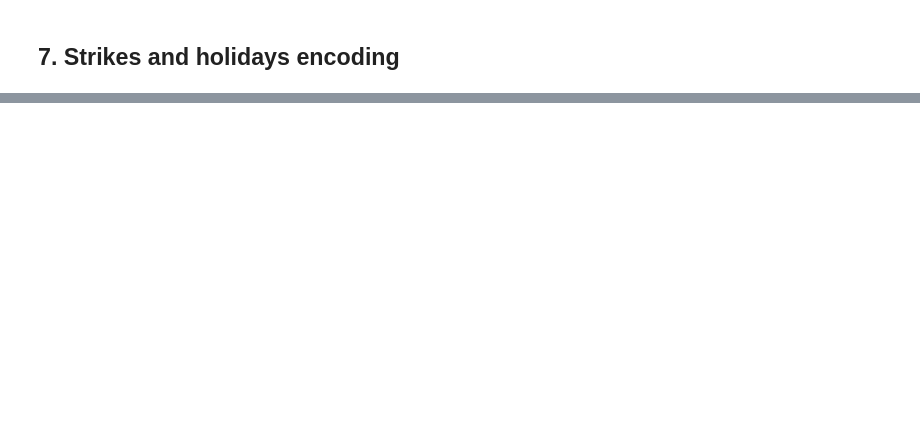
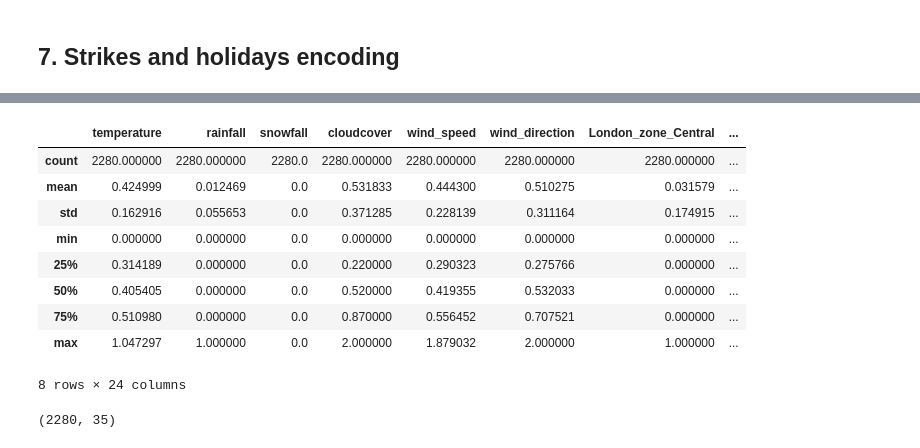
Before and after one commit to elsebasmar/london-bss, a Jupyter notebook: londonbss/notebooks/data_collection/features_prepoc.ipynb, the cells around one changed output, grey strips where cells are left out. Cells and saved outputs as stored; diff of their text form; code cells hidden in the pictures; blank space fills up the shorter version.

```diff
--- a/londonbss/notebooks/data_collection/features_prepoc.ipynb
+++ b/londonbss/notebooks/data_collection/features_prepoc.ipynb
@@ -287,0 +350,17 @@ strikes_holidays.head()
+# %%
+strikes_holidays.describe()
+# %% [output]
+|  | temperature | rainfall | snowfall | cloudcover | wind_speed | wind_direction | London_zone_Central | ... |
+| count | 2280.000000 | 2280.000000 | 2280.0 | 2280.000000 | 2280.000000 | 2280.000000 | 2280.000000 | ... |
+| mean | 0.424999 | 0.012469 | 0.0 | 0.531833 | 0.444300 | 0.510275 | 0.031579 | ... |
+| std | 0.162916 | 0.055653 | 0.0 | 0.371285 | 0.228139 | 0.311164 | 0.174915 | ... |
+| min | 0.000000 | 0.000000 | 0.0 | 0.000000 | 0.000000 | 0.000000 | 0.000000 | ... |
+| 25% | 0.314189 | 0.000000 | 0.0 | 0.220000 | 0.290323 | 0.275766 | 0.000000 | ... |
+| 50% | 0.405405 | 0.000000 | 0.0 | 0.520000 | 0.419355 | 0.532033 | 0.000000 | ... |
+| 75% | 0.510980 | 0.000000 | 0.0 | 0.870000 | 0.556452 | 0.707521 | 0.000000 | ... |
+| max | 1.047297 | 1.000000 | 0.0 | 2.000000 | 1.879032 | 2.000000 | 1.000000 | ... |
+8 rows × 24 columns
+# %%
+strikes_holidays.shape
+# %% [output]
+(2280, 35)
```
Also changed, not shown: parts of 28 cells of this notebook, 2 other files.
